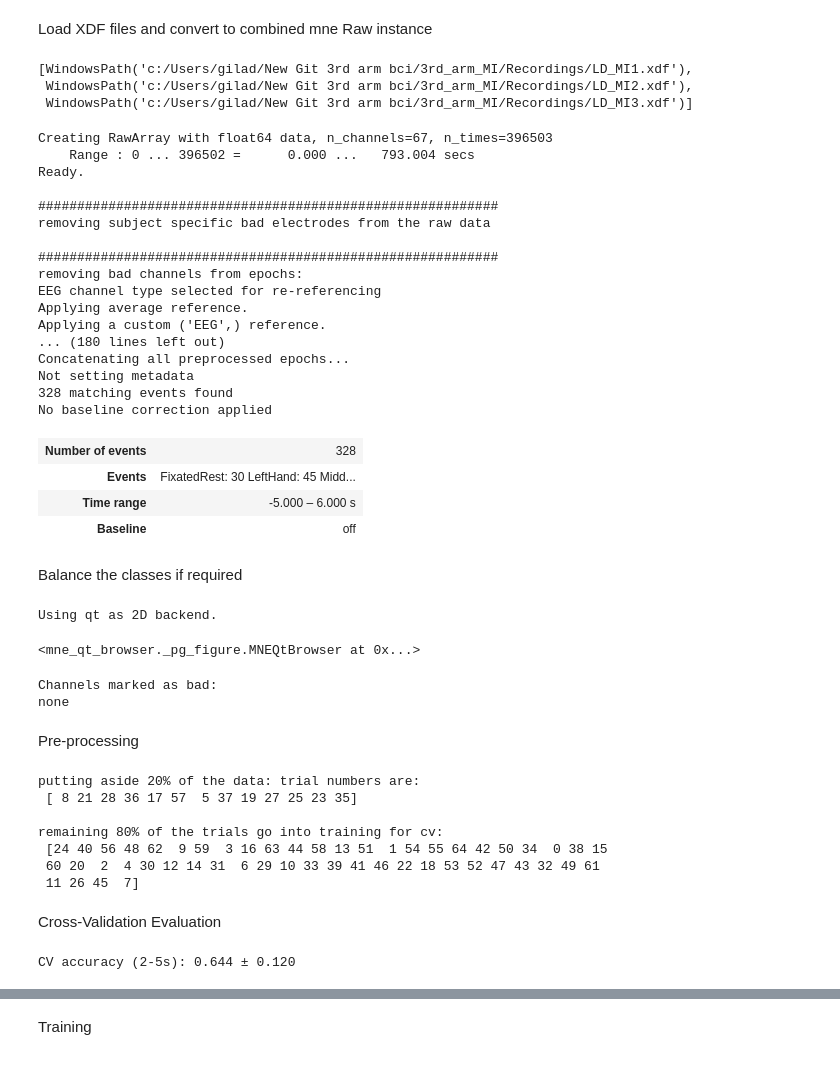
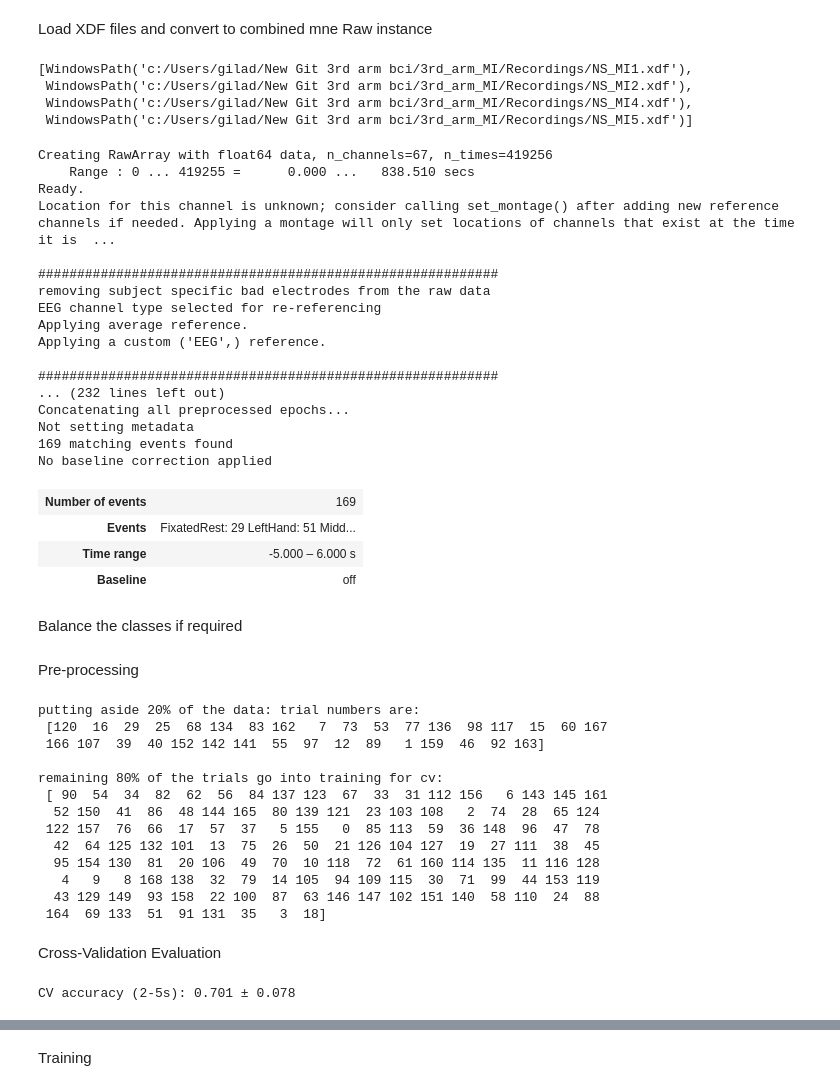
Before and after one commit to Giladsc/3rd_arm_MI, a Jupyter notebook: notebooks/Main_Experiment.ipynb, the cells around one changed output, grey strips where cells are left out. Saved outputs shown, nothing was run; the diff lists cells and outputs as text; code cells hidden in the pictures.

```diff
--- a/notebooks/Main_Experiment.ipynb
+++ b/notebooks/Main_Experiment.ipynb
@@ -14,6 +14,7 @@ import torch
 from os import listdir
 from os.path import isfile, join
 from scipy.stats import sem
+from sklearn.model_selection import RepeatedStratifiedKFold
 
 # Interactive plots
 import PyQt5
@@ -46,10 +47,14 @@ if not figure_outputs_path.exists():
 Electorde_Groups = {
     'FP': ['Fp1', 'Fp2'],
     'AF': ['AF7', 'AF3', 'AFz', 'AF4', 'AF8'],
-    'F':  ['F7', 'F5', 'F3', 'F1', 'Fz', 'F2', 'F4', 'F6', 'F8'],
-    'FC': ['FC5', 'FC3', 'FC1', 'FC2', 'FC4', 'FC6'],
-    'C':  ['C5', 'C3', 'C1', 'Cz', 'C2', 'C4', 'C6'],
-    'CP': ['CP5', 'CP3', 'CP1', 'CPz', 'CP2', 'CP4', 'CP6'],
+    'F':  ['FT9','F7', 'F5', 'F3', 'F1', 'Fz', 'F2', 'F4', 'F6', 'F8','FT10'],
+    # FCz is the amplifier's online reference, reconstructed by
+    # params_dict['AddRefChannel'] - see src.preprocessing.apply_montage_and_reference.
+    # It only exists in the data when that flag is on; select_electrodes drops it
+    # from the picks otherwise.
+    'FC': ['FC5', 'FC3', 'FC1', 'FCz', 'FC2', 'FC4', 'FC6'],
+    'C':  ['T7','C5', 'C3', 'C1', 'Cz', 'C2', 'C4', 'C6','T8'],
+    'CP': ['TP9','CP5', 'CP3', 'CP1', 'CPz', 'CP2', 'CP4', 'CP6','TP10'],
     'P':  ['P7', 'P5', 'P3', 'P1', 'Pz', 'P2', 'P4', 'P6', 'P8'],
     'PO': ['PO7', 'PO3', 'POz', 'PO4', 'PO8'],
     'O':  ['Oz', 'O2', 'O1', 'Iz']
@@ -63,13 +68,17 @@ Subject IDs: ['DD', 'DD', 'DD', 'DD', 'Fudge', 'Fudge', 'Fudge', 'Fudge', 'Gilad
 # %% [markdown]
 Define Subject Name
 # %%
-subject_name = 'LD' # Manually define subject name
+subject_name = 'NS' # Manually define subject name
 # %% [markdown]
 Choose a parameter dictionary
 # %%
 params_dict={}
 params_dict['PerformCsd']=False
 params_dict['PerformAvgRef']=True
+# Reconstruct FCz (the online reference) as a real channel before average
+# referencing. Requires PerformAvgRef. Off by default everywhere else, so the
+# other notebooks and the saved Models/ + TFRs*/ artifacts stay reproducible.
+params_dict['AddRefChannel']=True
 Electorde_Group_Names='FC+C+CP+P'
 params_dict['Electorde_Group']=[]
 for cur_elec_group_name in Electorde_Group_Names.split('+'):
@@ -89,7 +98,7 @@ params_dict['classifier_window_e']=4
 params_dict['windowed_prediction_params']={'win_len': 2, 'win_step': 0.25}
 params_dict['pipeline_name']='ts+FGDA'
 params_dict['n_components_fbcsp']=8
-params_dict['desired_events'] = ['MiddleHand','LeftHand','RightHand','FixatedRest','Rest']
+params_dict['desired_events'] = ['MiddleHand','LeftHand','RightHand','FixatedRest']
 # %% [markdown]
 Load XDF files and convert to combined mne Raw instance
 # %%
@@ -97,9 +106,10 @@ xdf_files = [f for f in recording_path.glob('*.xdf') if subject_name in  f.name]
 #OriginalRaw = Load_and_concatenate_xdf(xdf_files)
 xdf_files[:]
 # %% [output]
-[WindowsPath('c:/Users/gilad/New Git 3rd arm bci/3rd_arm_MI/Recordings/LD_MI1.xdf'),
- WindowsPath('c:/Users/gilad/New Git 3rd arm bci/3rd_arm_MI/Recordings/LD_MI2.xdf'),
- WindowsPath('c:/Users/gilad/New Git 3rd arm bci/3rd_arm_MI/Recordings/LD_MI3.xdf')]
+[WindowsPath('c:/Users/gilad/New Git 3rd arm bci/3rd_arm_MI/Recordings/NS_MI1.xdf'),
+ WindowsPath('c:/Users/gilad/New Git 3rd arm bci/3rd_arm_MI/Recordings/NS_MI2.xdf'),
+ WindowsPath('c:/Users/gilad/New Git 3rd arm bci/3rd_arm_MI/Recordings/NS_MI4.xdf'),
+ WindowsPath('c:/Users/gilad/New Git 3rd arm bci/3rd_arm_MI/Recordings/NS_MI5.xdf')]
 # %%
 epochs_list = []
 filter_bank_epochs_list = []
@@ -108,53 +118,54 @@ for xdf_file in xdf_files[:]:
     raw = read_raw_xdf(xdf_file)
     raw = fix_channel_names_for_subject(raw, subject_name)
     raw = standardize_event_labels(raw)
     #threshold_raw = filter_events_by_rating(raw,movement_events,rating_threshold = 4)
     #raw_for_ICA = raw_EEG_Preprocessing(current_path,raw,params_dict)
     filtered_raw,epoch,filter_bank_epochs,mean_across_epochs, events_trigger_dict = EEG_Preprocessing(current_path,raw,params_dict, pick_channels=True)
     epoch = remap_epoch_events_to_standard(epoch, standard_event_id, params_dict['desired_events'])
     # Update events_trigger_dict to match new labels
     params_dict['events_trigger_dict'] = {event: standard_event_id[event] for event in params_dict['desired_events']}
     events_trigger_dict = params_dict['events_trigger_dict']
     epochs_list.append(epoch)
     filter_bank_epochs_list.append(filter_bank_epochs)
 
 print("Concatenating all preprocessed epochs...")
 
 
+# on_mismatch='warn' would only warn on a channel-set difference between runs,
+# which silently produces a model that cannot be matched live. Fail instead.
+_ref_ch = list(epochs_list[0].ch_names)
+for _i, _ep in enumerate(epochs_list):
+    assert list(_ep.ch_names) == _ref_ch, (
+        f"run {_i} has a different channel set than run 0:\n"
+        f"  run 0: {_ref_ch}\n  run {_i}: {list(_ep.ch_names)}")
+
 epochs = mne.concatenate_epochs(epochs_list, on_mismatch='warn')
 filter_bank_epochs = None
 epochs
 # %% [output]
-Creating RawArray with float64 data, n_channels=67, n_times=396503
-    Range : 0 ... 396502 =      0.000 ...   793.004 secs
+Creating RawArray with float64 data, n_channels=67, n_times=419256
+    Range : 0 ... 419255 =      0.000 ...   838.510 secs
 Ready.
+Location for this channel is unknown; consider calling set_montage() after adding new reference channels if needed. Applying a montage will only set locations of channels that exist at the time it is  ...
 
 ###########################################################
 removing subject specific bad electrodes from the raw data
-
-###########################################################
-removing bad channels from epochs:
 EEG channel type selected for re-referencing
 Applying average reference.
 Applying a custom ('EEG',) reference.
-... (180 lines left out)
+
+###########################################################
+... (232 lines left out)
 Concatenating all preprocessed epochs...
 Not setting metadata
-328 matching events found
+169 matching events found
 No baseline correction applied
-| Number of events | 328 |
-| Events | FixatedRest: 30 LeftHand: 45 Midd... |
+| Number of events | 169 |
+| Events | FixatedRest: 29 LeftHand: 51 Midd... |
 | Time range | -5.000 – 6.000 s |
 | Baseline | off |
 # %% [markdown]
 Balance the classes if required
-# %%
-raw.plot()
-# %% [output]
-Using qt as 2D backend.
-<mne_qt_browser._pg_figure.MNEQtBrowser at 0x...>
-Channels marked as bad:
-none
 # %%
 balanced_epochs = balance_epochs_by_subsampling(epochs, class_to_subsample='Rest')
 epochs = balanced_epochs
@@ -216,12 +225,18 @@ test_data_y_labels=np.array([triggers_label_dict[cur_y] for cur_y in validation_
 augmented_y_labels=np.array([triggers_label_dict[cur_y] for cur_y in augmented_y])
 # %% [output]
 putting aside 20% of the data: trial numbers are:
- [ 8 21 28 36 17 57  5 37 19 27 25 23 35]
+ [120  16  29  25  68 134  83 162   7  73  53  77 136  98 117  15  60 167
+ 166 107  39  40 152 142 141  55  97  12  89   1 159  46  92 163]
 
 remaining 80% of the trials go into training for cv:
- [24 40 56 48 62  9 59  3 16 63 44 58 13 51  1 54 55 64 42 50 34  0 38 15
- 60 20  2  4 30 12 14 31  6 29 10 33 39 41 46 22 18 53 52 47 43 32 49 61
- 11 26 45  7]
+ [ 90  54  34  82  62  56  84 137 123  67  33  31 112 156   6 143 145 161
+  52 150  41  86  48 144 165  80 139 121  23 103 108   2  74  28  65 124
+ 122 157  76  66  17  57  37   5 155   0  85 113  59  36 148  96  47  78
+  42  64 125 132 101  13  75  26  50  21 126 104 127  19  27 111  38  45
+  95 154 130  81  20 106  49  70  10 118  72  61 160 114 135  11 116 128
+   4   9   8 168 138  32  79  14 105  94 109 115  30  71  99  44 153 119
+  43 129 149  93 158  22 100  87  63 146 147 102 151 140  58 110  24  88
+ 164  69 133  51  91 131  35   3  18]
 # %% [markdown]
 Cross-Validation Evaluation
 # %%
@@ -231,7 +246,7 @@ scores_windows_arr = np.array(scores_windows)
 mask_2_5s = (w_times >= 2) & (w_times <= 5)
 print(f"CV accuracy (2-5s): {scores_windows_arr[:, mask_2_5s].mean():.3f} ± {scores_windows_arr[:, mask_2_5s].std():.3f}")
 # %% [output]
-CV accuracy (2-5s): 0.644 ± 0.120
+CV accuracy (2-5s): 0.701 ± 0.078
 # %%
 plot_accuracy_over_time(scores_windows, w_times, params_dict, axes_handle=None)
 plot_average_confusion_fixed_cv(folds_confusion_matrices_per_window, w_times, t_start=2, t_end=5)
```
Also changed, not shown: parts of 11 cells of this notebook.
